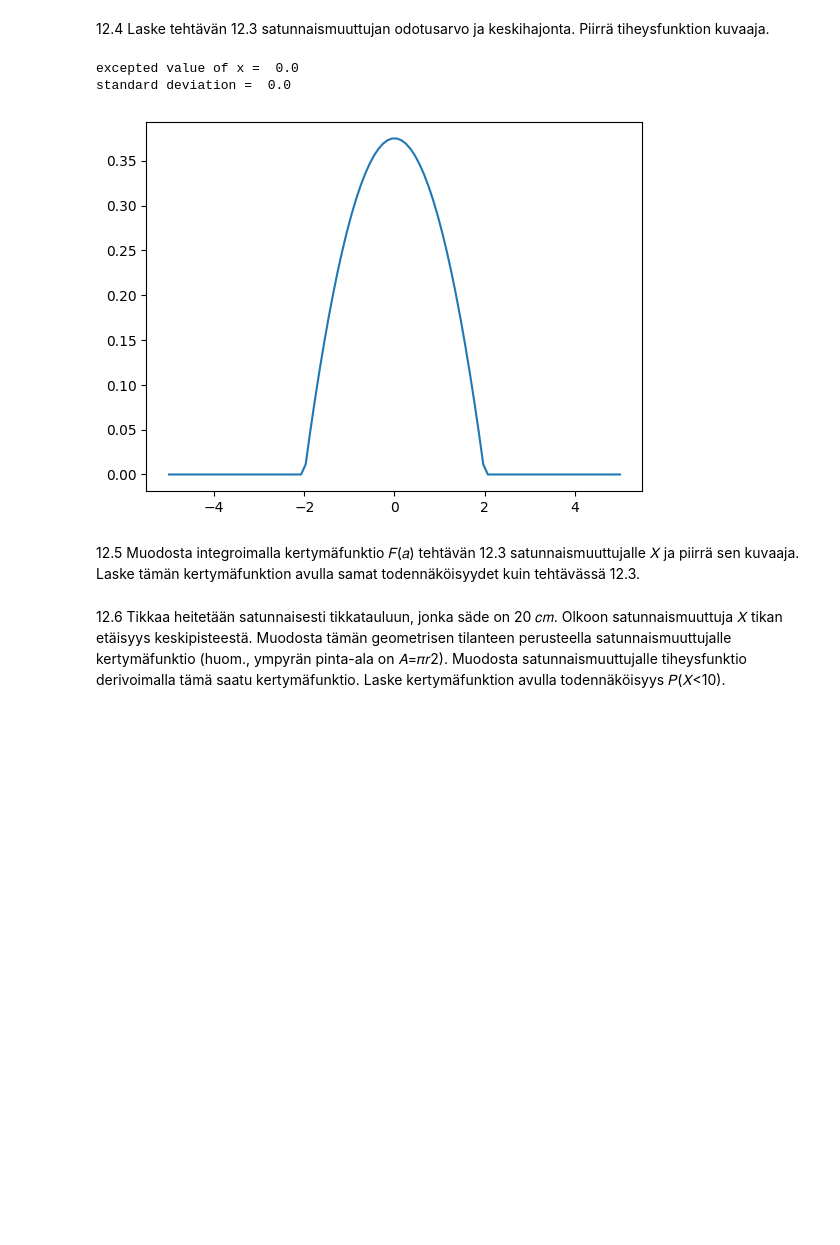
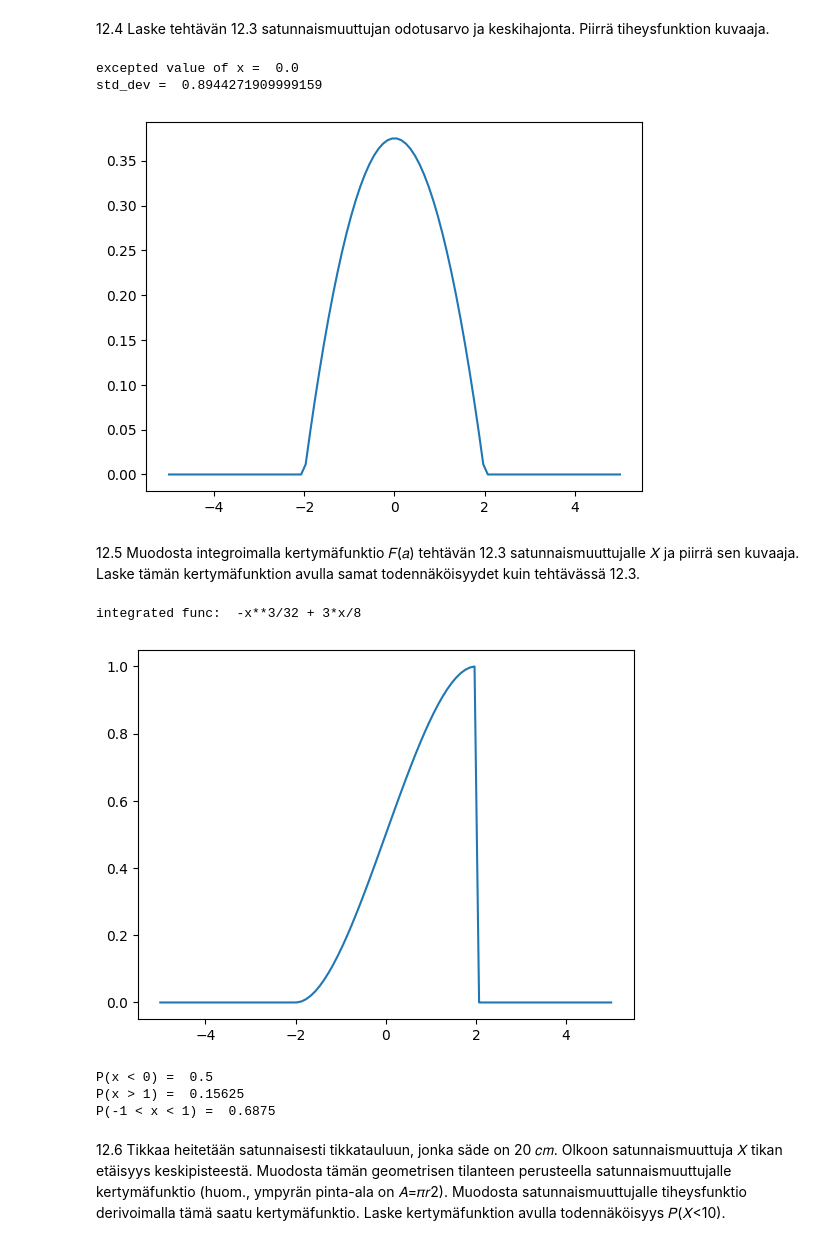
Before and after one commit to walterairs/statsandprobs, a Jupyter notebook: probability/lesson_twelve.ipynb, the cells around one changed output. Drawn from its saved outputs; the diff is of its cells as text; code cells hidden in the pictures; blank space fills up the shorter version.

Commit message:
finished hw13 and 14, init 15

```diff
--- a/probability/lesson_twelve.ipynb
+++ b/probability/lesson_twelve.ipynb
@@ -62,8 +64,8 @@ def integral_of_continuous(x):
 print("excepted value of x = ", integral_of_continuous(2)-integral_of_continuous(-2))
 
 # lets calculate the standard deviation
-std_dev = numpy.sqrt(integral_of_continuous(2)-integral_of_continuous(-2))
-print("standard deviation = ", std_dev)
+std_dev = numpy.sqrt(scipy.integrate.quad(lambda x: prob_continuous(x)*x**2, -2, 2))[0]
+print("std_dev = ", std_dev)
 
 # lets plot the function
 x = numpy.linspace(-5,5,100)
@@ -72,7 +74,7 @@ plt.plot(x,y)
 plt.show()
 # %% [output]
 excepted value of x =  0.0
-standard deviation =  0.0
+std_dev =  0.8944271909999159
 [figure]
 # %% [markdown]
 12.5 Muodosta integroimalla kertymäfunktio 𝐹(𝑎) tehtävän 12.3 satunnaismuuttujalle 𝑋 ja piirrä sen kuvaaja. Laske tämän kertymäfunktion avulla samat todennäköisyydet kuin tehtävässä 12.3.
@@ -81,2 +81,42 @@ standard deviation =  0.0
+# %%
+## Code here
+x = sympy.Symbol('x')
+f = 3 * (4 - x**2) / 32  # Removed unnecessary parentheses
+sympy.init_printing()
+integrated_f = sympy.integrate(f, x)
+print("integrated func: ", integrated_f)
+
+def prob_continuous_2(x):
+    if -2 <= x <= 2:
+        # placing the constant was important
+        return -x**3/32 + 3*x/8 + 0.5
+    else:
+        return 0
+
+# plot
+x = numpy.linspace(-5,5,100)
+y = [prob_continuous_2(i) for i in x]
+plt.plot(x,y)
+plt.show()
+
+# calculatng the cumulative distribution
+# P(x < 0)
+first = prob_continuous_2(0)
+
+# P(x > 1)
+second = 1 - prob_continuous_2(1)
+
+# P(-1 < x < 1)
+third = prob_continuous_2(1) - prob_continuous_2(-1)
+
+print("P(x < 0) = ", first)
+print("P(x > 1) = ", second)
+print("P(-1 < x < 1) = ", third)
+# %% [output]
+integrated func:  -x**3/32 + 3*x/8
+[figure, added]
+P(x < 0) =  0.5
+P(x > 1) =  0.15625
+P(-1 < x < 1) =  0.6875
 # %% [markdown]
 12.6 Tikkaa heitetään satunnaisesti tikkatauluun, jonka säde on 20 𝑐𝑚. Olkoon satunnaismuuttuja 𝑋 tikan etäisyys keskipisteestä. Muodosta tämän geometrisen tilanteen perusteella satunnaismuuttujalle kertymäfunktio (huom., ympyrän pinta-ala on 𝐴=𝜋𝑟2). Muodosta satunnaismuuttujalle tiheysfunktio derivoimalla tämä saatu kertymäfunktio. Laske kertymäfunktion avulla todennäköisyys 𝑃(𝑋<10).
```
Also changed, not shown: parts of 6 cells of this notebook, 3 other files.
